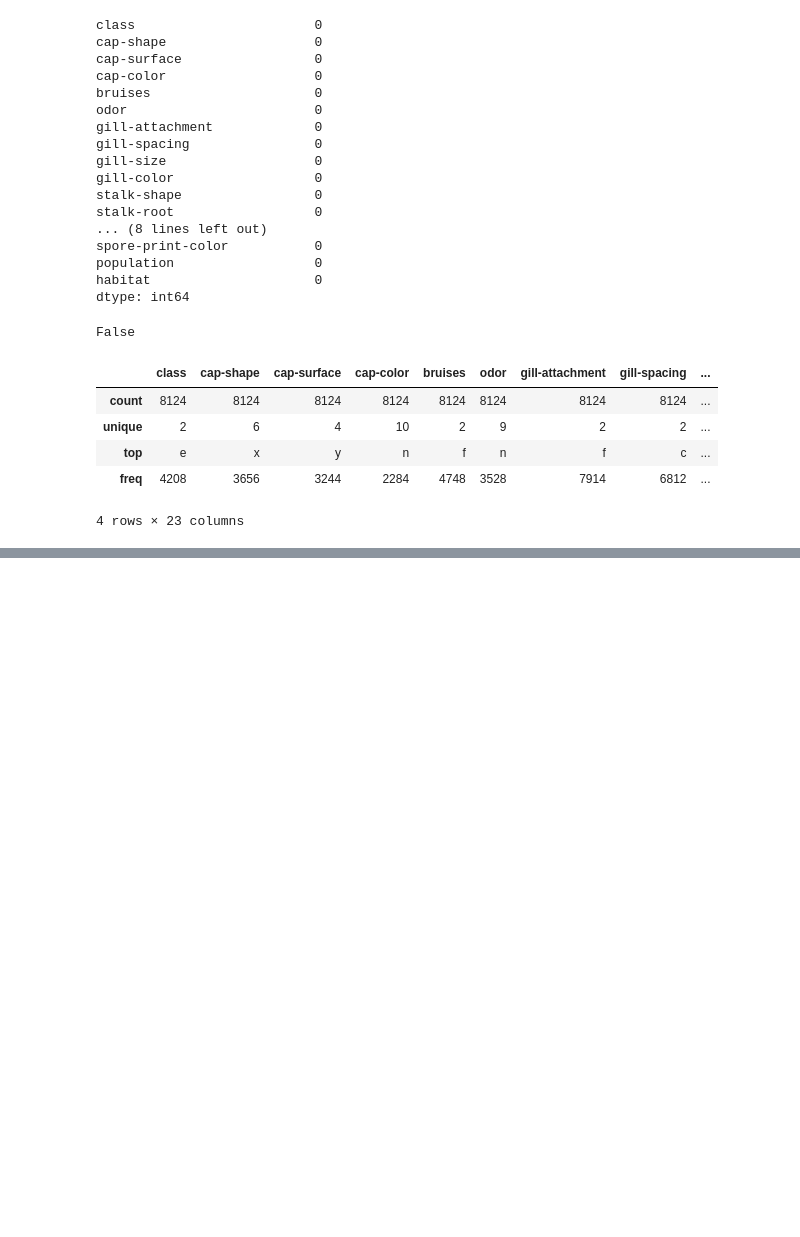
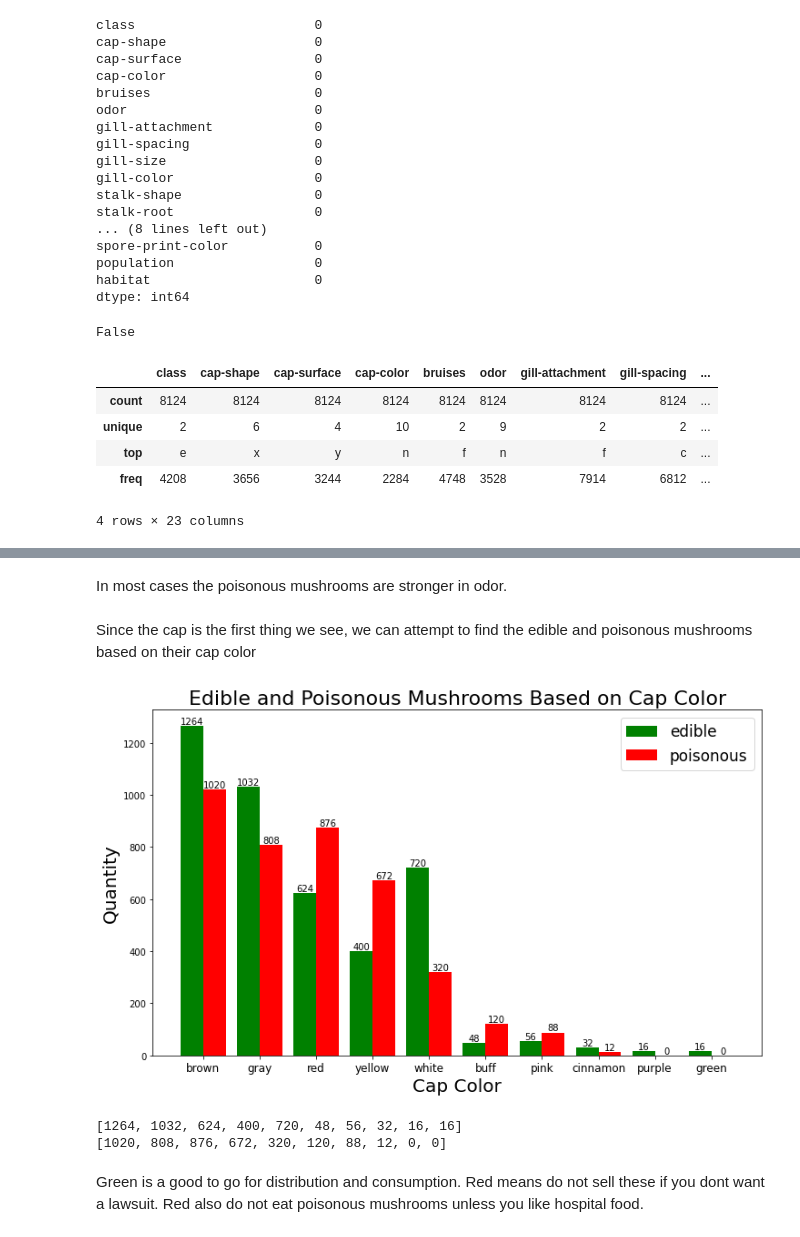
Before and after one commit to Metalface-code/Alex-Trimiew-s-Portfolio-, a Jupyter notebook: Project2part_2.ipynb, the cells around one changed output, grey strips where cells are left out. Saved outputs shown, nothing was run; the diff lists cells and outputs as text; code cells hidden in the pictures; blank space fills up the shorter version.

```diff
--- a/Project2part_2.ipynb
+++ b/Project2part_2.ipynb
@@ -165,0 +113,40 @@ plt.show()
+# %% [markdown]
+In most cases the poisonous mushrooms are stronger in odor.
+# %% [markdown]
+Since the cap is the first thing we see, we can attempt to find the edible and poisonous mushrooms based on their cap color
+# %%
+poisonous_cc = [] #Poisonous color cap list
+edible_cc = []    #Edible color cap list
+for capColor in cap_color_labels:
+    size = len(df[df['cap-color'] == capColor].index)
+    edibles = len(df[(df['cap-color'] == capColor) & (df['class'] == 'e')].index)
+    edible_cc.append(edibles)
+    poisonous_cc.append(size-edibles)
+
+#=====PLOT Preparations and Plotting====#
+width = 0.40
+fig, ax = plt.subplots(figsize=(12,7))
+edible_bars = ax.bar(ind, edible_cc , width, color='green')
+poison_bars = ax.bar(ind+width, poisonous_cc , width, color='red')
+
+#Add some text for labels, title and axes ticks
+ax.set_xlabel("Cap Color",fontsize=20)
+ax.set_ylabel('Quantity',fontsize=20)
+ax.set_title('Edible and Poisonous Mushrooms Based on Cap Color',fontsize=22)
+ax.set_xticks(ind + width / 2) #Positioning on the x axis
+ax.set_xticklabels(('brown', 'gray','red','yellow','white','buff','pink','cinnamon','purple','green'),
+                  fontsize = 12)
+ax.legend((edible_bars,poison_bars),('edible','poisonous'),fontsize=17)
+autolabel(edible_bars, 10)
+autolabel(poison_bars, 10)
+plt.show()
+print(edible_cc)
+print(poisonous_cc)
+
+# source for this code outside of my df was referenced from MIGUELDOMINGUES on https://www.kaggle.com/code/mig555/mushroom-classification
+# %% [output]
+[figure, added]
+[1264, 1032, 624, 400, 720, 48, 56, 32, 16, 16]
+[1020, 808, 876, 672, 320, 120, 88, 12, 0, 0]
+# %% [markdown]
+Green is a good to go for distribution and consumption. Red means do not sell these if you dont want a lawsuit. Red also do not eat poisonous mushrooms unless you like hospital food.
```
Also changed, not shown: parts of 13 cells of this notebook.
